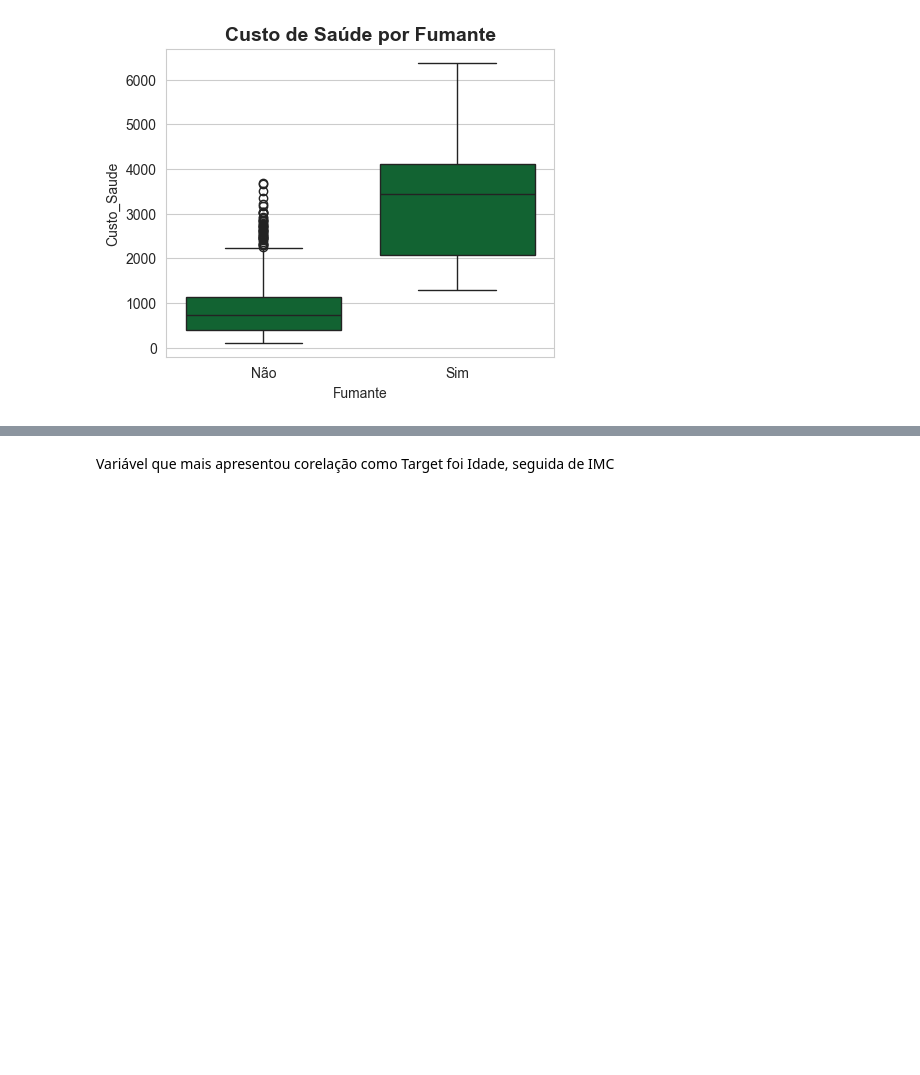
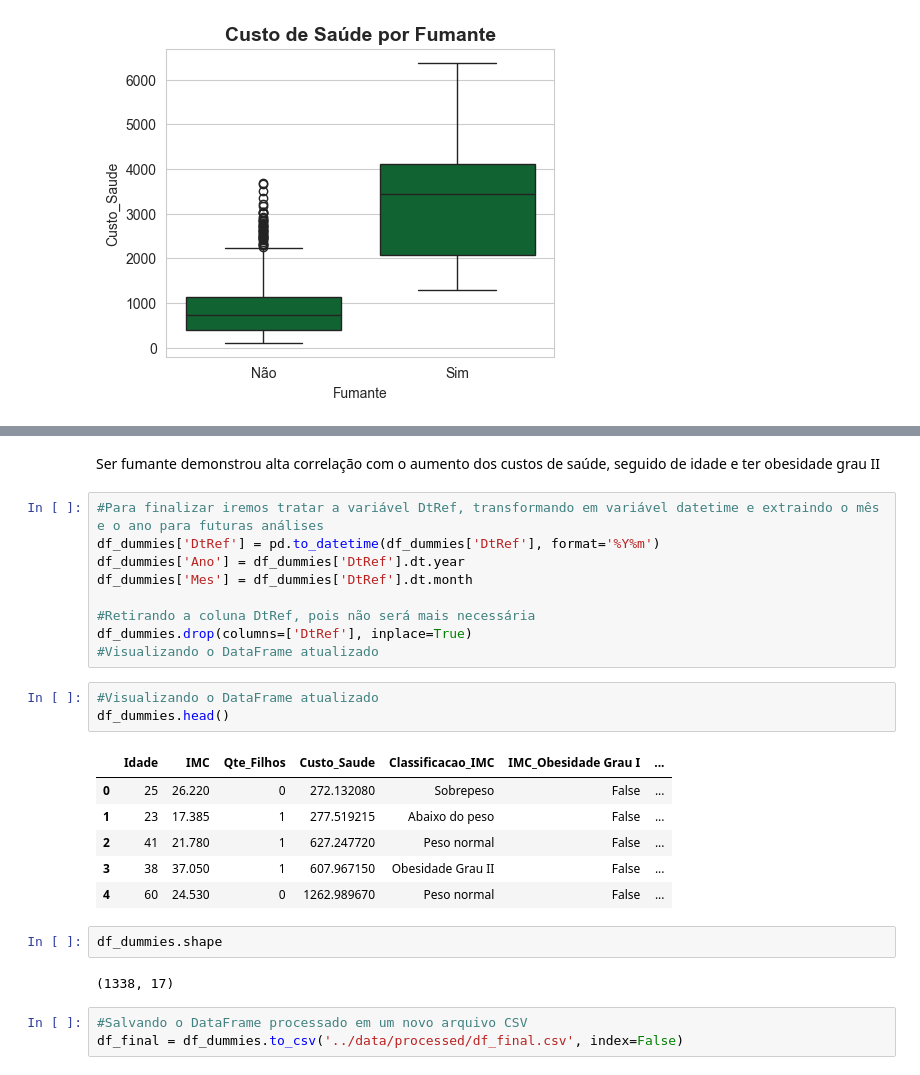
Before and after one commit to larissagso/Predicao-custos-saude, a Jupyter notebook: notebooks/01.Analise_exploratoria.ipynb, the cells around one changed output, grey strips where cells are left out. Drawn from its saved outputs; the diff is of its cells as text; blank space fills up the shorter version.

```diff
--- a/notebooks/01.Analise_exploratoria.ipynb
+++ b/notebooks/01.Analise_exploratoria.ipynb
@@ -177,2 +255,28 @@ plt.show()
 # %% [markdown]
-Variável que mais apresentou corelação como Target foi Idade, seguida de IMC
+Ser fumante demonstrou alta correlação com o aumento dos custos de saúde, seguido de idade e ter obesidade grau II
+# %%
+#Para finalizar iremos tratar a variável DtRef, transformando em variável datetime e extraindo o mês e o ano para futuras análises
+df_dummies['DtRef'] = pd.to_datetime(df_dummies['DtRef'], format='%Y%m')
+df_dummies['Ano'] = df_dummies['DtRef'].dt.year
+df_dummies['Mes'] = df_dummies['DtRef'].dt.month
+
+#Retirando a coluna DtRef, pois não será mais necessária
+df_dummies.drop(columns=['DtRef'], inplace=True)
+#Visualizando o DataFrame atualizado
+# %%
+#Visualizando o DataFrame atualizado
+df_dummies.head()
+# %% [output]
+|  | Idade | IMC | Qte_Filhos | Custo_Saude | Classificacao_IMC | IMC_Obesidade Grau I | ... |
+| 0 | 25 | 26.220 | 0 | 272.132080 | Sobrepeso | False | ... |
+| 1 | 23 | 17.385 | 1 | 277.519215 | Abaixo do peso | False | ... |
+| 2 | 41 | 21.780 | 1 | 627.247720 | Peso normal | False | ... |
+| 3 | 38 | 37.050 | 1 | 607.967150 | Obesidade Grau II | False | ... |
+| 4 | 60 | 24.530 | 0 | 1262.989670 | Peso normal | False | ... |
+# %%
+df_dummies.shape
+# %% [output]
+(1338, 17)
+# %%
+#Salvando o DataFrame processado em um novo arquivo CSV
+df_final = df_dummies.to_csv('../data/processed/df_final.csv', index=False)
```
Also changed, not shown: parts of 9 cells of this notebook.
